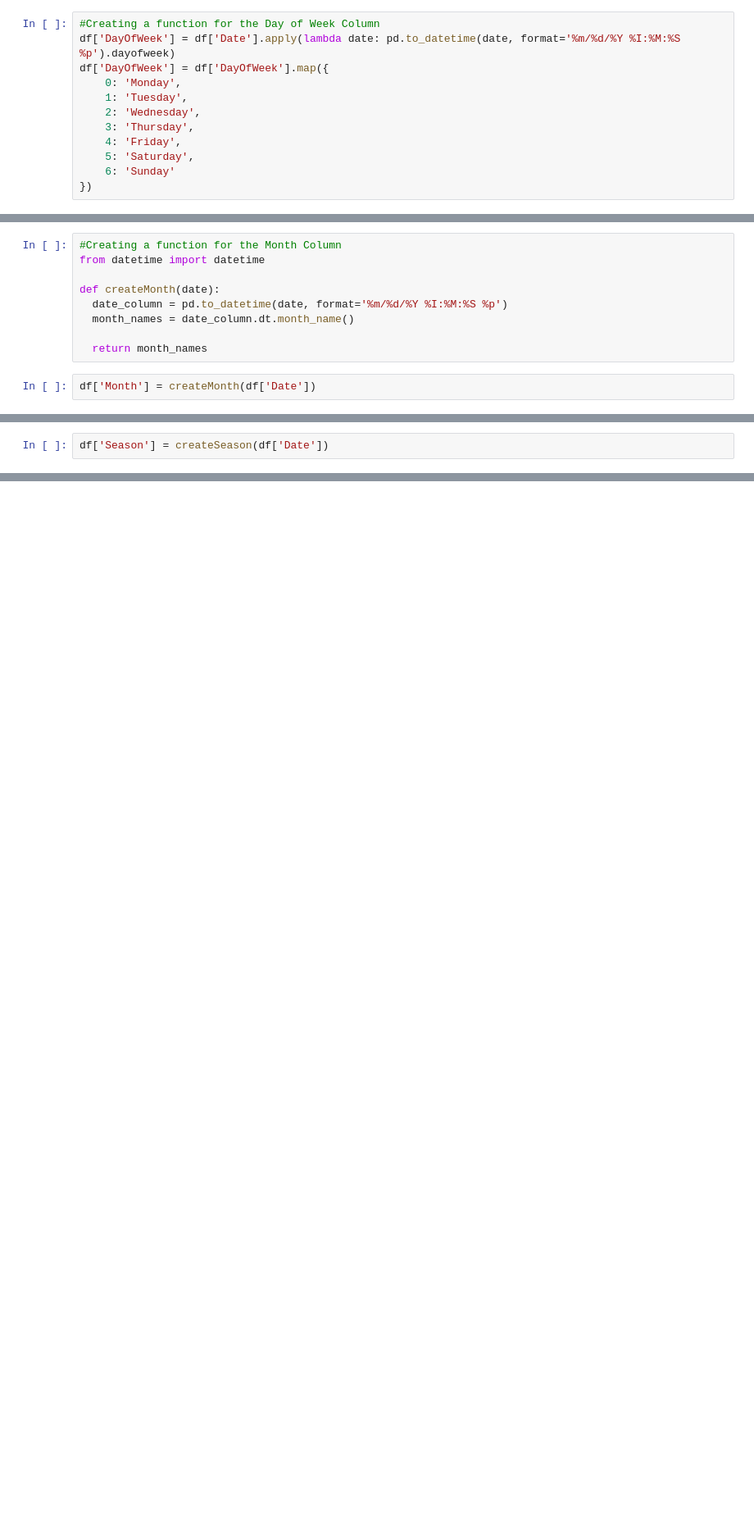
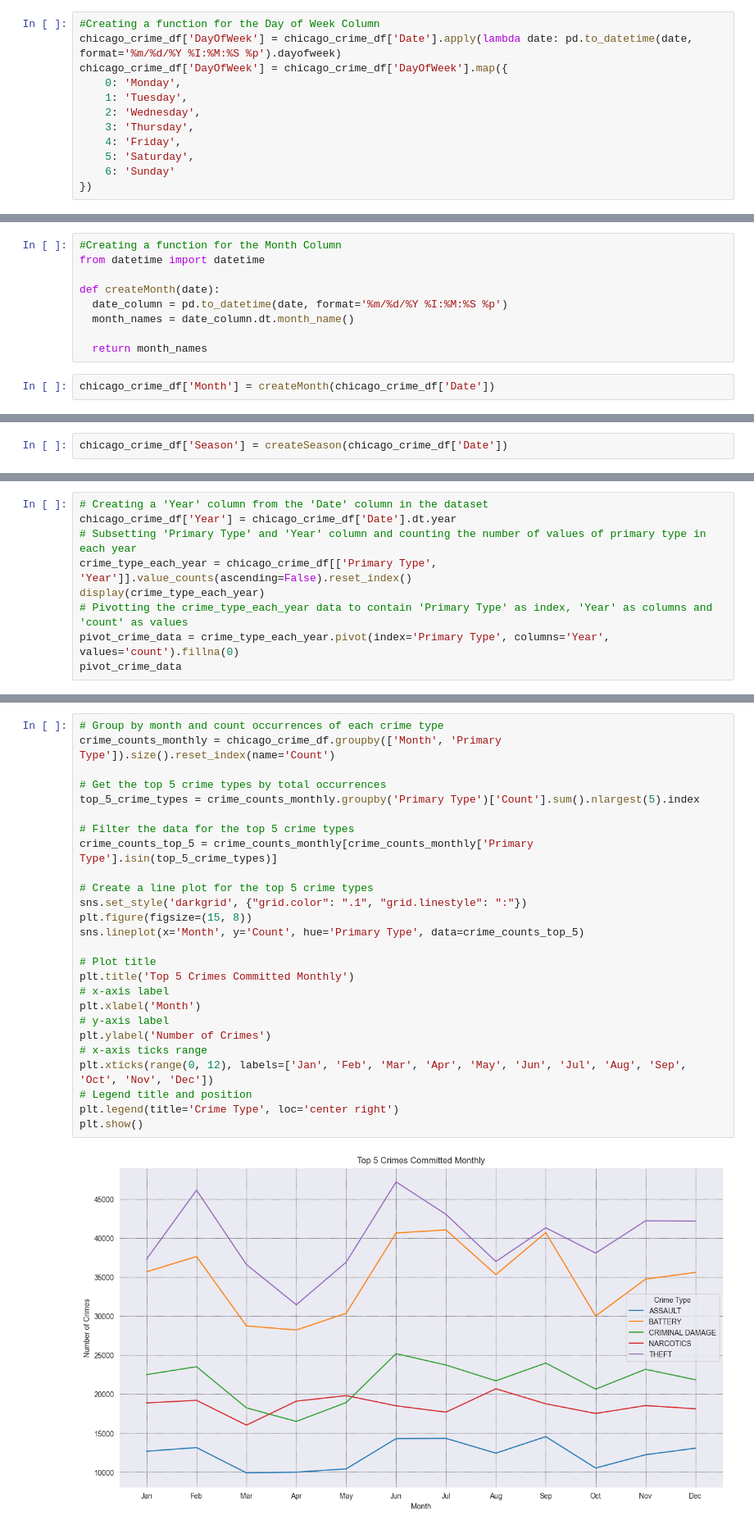
Before and after one commit to lordzwealth/chicago-EDA-circle-03-project, a Jupyter notebook: ChicagoEDA_Circle3_Project.ipynb, the cells around one changed output, grey strips where cells are left out. Shown at 82% size. Saved outputs shown, nothing was run; the diff lists cells and outputs as text; blank space fills up the shorter version.

```diff
--- a/ChicagoEDA_Circle3_Project.ipynb
+++ b/ChicagoEDA_Circle3_Project.ipynb
@@ -239,7 +259,7 @@ Column 'Day Of Week' not found in the dataframe.
 # %%
 #Creating a function for the Day of Week Column
-df['DayOfWeek'] = df['Date'].apply(lambda date: pd.to_datetime(date, format='%m/%d/%Y %I:%M:%S %p').dayofweek)
-df['DayOfWeek'] = df['DayOfWeek'].map({
+chicago_crime_df['DayOfWeek'] = chicago_crime_df['Date'].apply(lambda date: pd.to_datetime(date, format='%m/%d/%Y %I:%M:%S %p').dayofweek)
+chicago_crime_df['DayOfWeek'] = chicago_crime_df['DayOfWeek'].map({
     0: 'Monday',
     1: 'Tuesday',
     2: 'Wednesday',
@@ -267,5 +287,5 @@ def createMonth(date):
 
   return month_names
 # %%
-df['Month'] = createMonth(df['Date'])
+chicago_crime_df['Month'] = createMonth(chicago_crime_df['Date'])
 # %%
@@ -296,5 +316,5 @@ def createSeason(date_column):
 
   return seasons_column
 # %%
-df['Season'] = createSeason(df['Date'])
+chicago_crime_df['Season'] = createSeason(chicago_crime_df['Date'])
 # %%
@@ -329,0 +543,9 @@ memory usage: 65.5+ MB
+# %%
+# Creating a 'Year' column from the 'Date' column in the dataset
+chicago_crime_df['Year'] = chicago_crime_df['Date'].dt.year
+# Subsetting 'Primary Type' and 'Year' column and counting the number of values of primary type in each year
+crime_type_each_year = chicago_crime_df[['Primary Type', 'Year']].value_counts(ascending=False).reset_index()
+display(crime_type_each_year)
+# Pivotting the crime_type_each_year data to contain 'Primary Type' as index, 'Year' as columns and 'count' as values
+pivot_crime_data = crime_type_each_year.pivot(index='Primary Type', columns='Year', values='count').fillna(0)
+pivot_crime_data
@@ -329,0 +587,28 @@ memory usage: 65.5+ MB
+# %%
+# Group by month and count occurrences of each crime type
+crime_counts_monthly = chicago_crime_df.groupby(['Month', 'Primary Type']).size().reset_index(name='Count')
+
+# Get the top 5 crime types by total occurrences
+top_5_crime_types = crime_counts_monthly.groupby('Primary Type')['Count'].sum().nlargest(5).index
+
+# Filter the data for the top 5 crime types
+crime_counts_top_5 = crime_counts_monthly[crime_counts_monthly['Primary Type'].isin(top_5_crime_types)]
+
+# Create a line plot for the top 5 crime types
+sns.set_style('darkgrid', {"grid.color": ".1", "grid.linestyle": ":"})
+plt.figure(figsize=(15, 8))
+sns.lineplot(x='Month', y='Count', hue='Primary Type', data=crime_counts_top_5)
+
+# Plot title
+plt.title('Top 5 Crimes Committed Monthly')
+# x-axis label
+plt.xlabel('Month')
+# y-axis label
+plt.ylabel('Number of Crimes')
+# x-axis ticks range
+plt.xticks(range(0, 12), labels=['Jan', 'Feb', 'Mar', 'Apr', 'May', 'Jun', 'Jul', 'Aug', 'Sep', 'Oct', 'Nov', 'Dec'])
+# Legend title and position
+plt.legend(title='Crime Type', loc='center right')
+plt.show()
+# %% [output]
+[figure, added]
```
Also changed, not shown: parts of 46 cells of this notebook.
